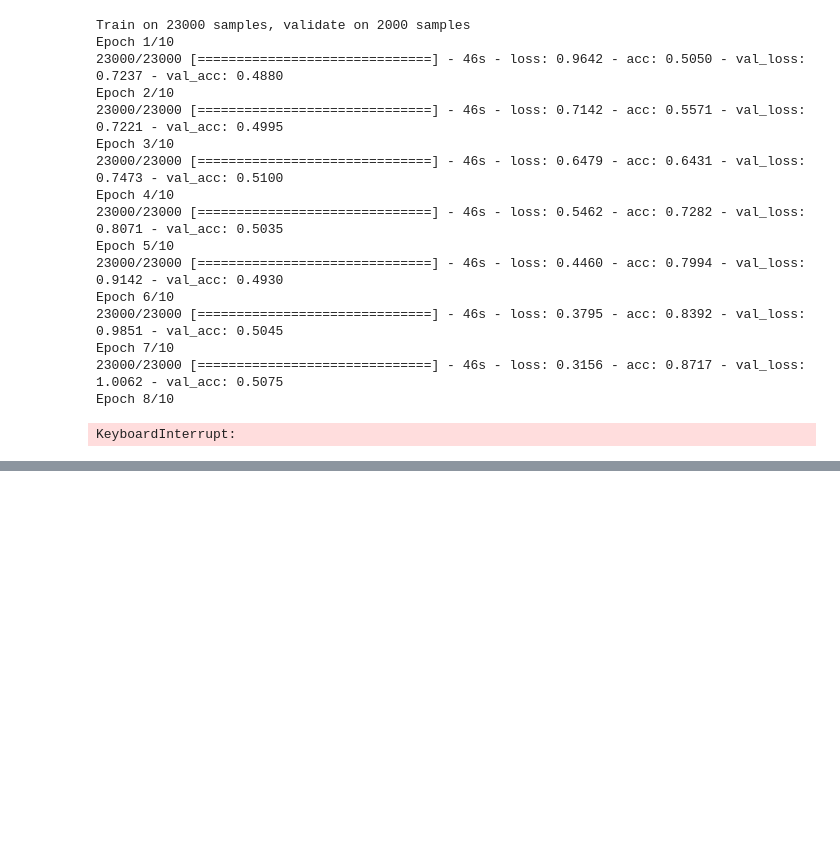
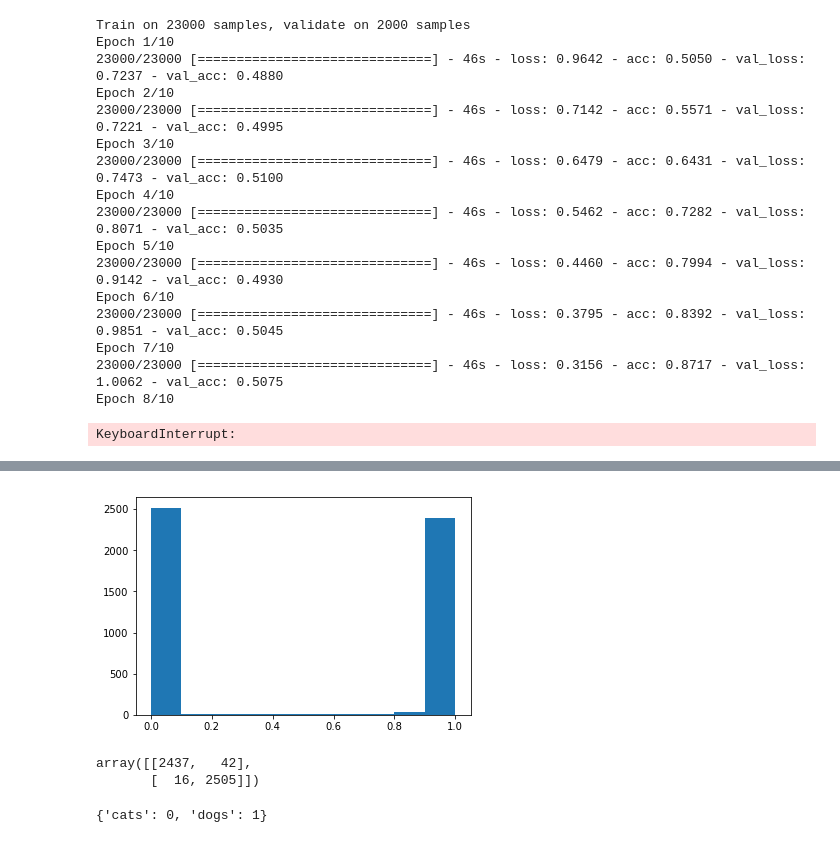
Before and after one commit to sravya8/DL, a Jupyter notebook: dogscats/Redux-Self.ipynb, the cells around one changed output, grey strips where cells are left out. Cells and saved outputs as stored; diff of their text form; code cells hidden in the pictures; blank space fills up the shorter version.

```diff
--- a/dogscats/Redux-Self.ipynb
+++ b/dogscats/Redux-Self.ipynb
@@ -582,2 +794,7 @@ Epoch 3/3
 # %%
-preds = ap_model.predict(test_features)
+probs = ap_model.predict(val_features)
+# %%
+#All cats predictions
+cats_probs = preds[:,0]
+#0 for cat and 1 for dog
+preds = np.round(1-cats_probs)
@@ -583,0 +809,15 @@ preds = ap_model.predict(test_features)
+# %%
+(n, bins, patches) = plt.hist(cats_probs)
+plt.show()
+# %% [output]
+[figure, added]
+# %%
+cm = confusion_matrix(val_batches.classes,preds)
+cm
+# %% [output]
+array([[2437,   42],
+       [  16, 2505]])
+# %%
+val_batches.class_indices
+# %% [output]
+{'cats': 0, 'dogs': 1}
```
Also changed, not shown: parts of 73 cells of this notebook, 6 other files.
